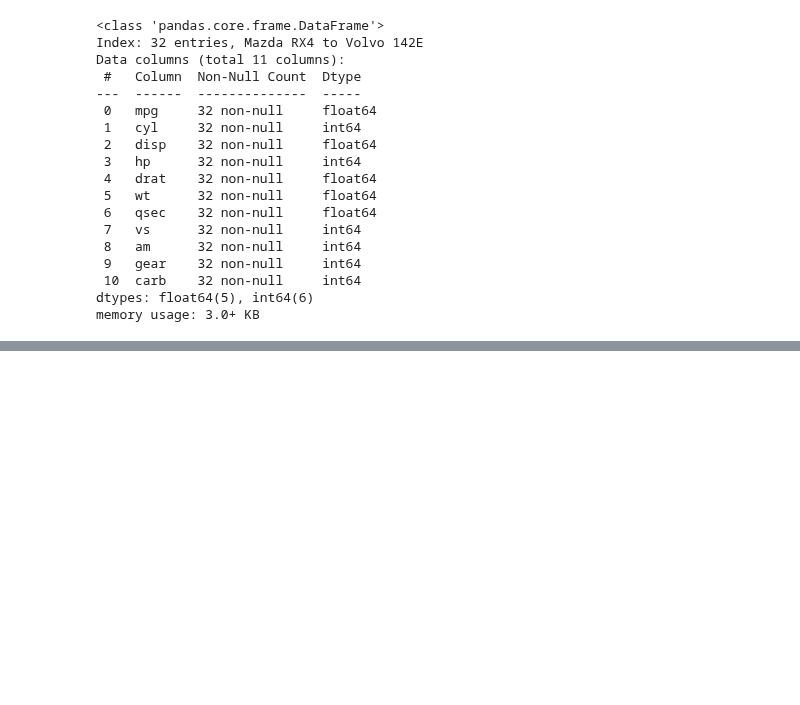
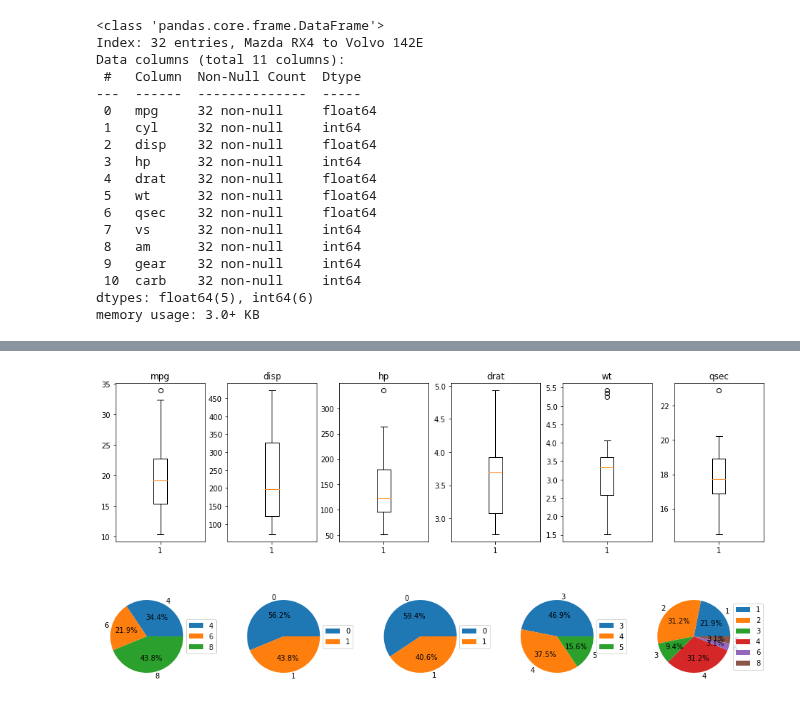
Before and after one commit to iss760/machine-learning, a Jupyter notebook: certification/practical_type01.ipynb, the cells around one changed output, grey strips where cells are left out. Saved outputs shown, nothing was run; the diff lists cells and outputs as text; code cells hidden in the pictures; blank space fills up the shorter version.

```diff
--- a/certification/practical_type01.ipynb
+++ b/certification/practical_type01.ipynb
@@ -34,0 +53,30 @@ df.head(3)
+# %%
+# 연속형 변수 컬럼
+qlt_cols = ['mpg', 'disp', 'hp', 'drat', 'wt', 'qsec']
+
+# 연속형 변수 박스플롯 그리기
+fig, axs = plt.subplots(1, len(qlt_cols), figsize=[16, 4])
+fig.subplots_adjust(wspace=0.25)
+for i, col in enumerate(qlt_cols):
+    axs[i].boxplot(df.loc[:, col])
+    axs[i].set_title(col)
+
+plt.show()
+# %% [output]
+[figure, added]
+# %%
+# 범주형 변수 칼럼
+qtt_cols = ['cyl', 'vs', 'am', 'gear', 'carb']
+
+# 범주형 변수 파이차트 그리기
+fig, axs = plt.subplots(1, len(qtt_cols), figsize=[16, 16])
+fig.subplots_adjust(wspace=0.5, hspace=0.2)
+for i, col in enumerate(qtt_cols):
+    grp_df = df.groupby(by=col).size()
+    axs[i].pie(grp_df, autopct ='%.1f%%', labels=grp_df.index)
+    axs[i].set_title(col, color='w')
+    axs[i].legend(loc='center right', bbox_to_anchor=(1.3, 0.5))
+
+plt.show()
+# %% [output]
+[figure, added]
```
Also changed, not shown: parts of 5 cells of this notebook, 1 other file.
